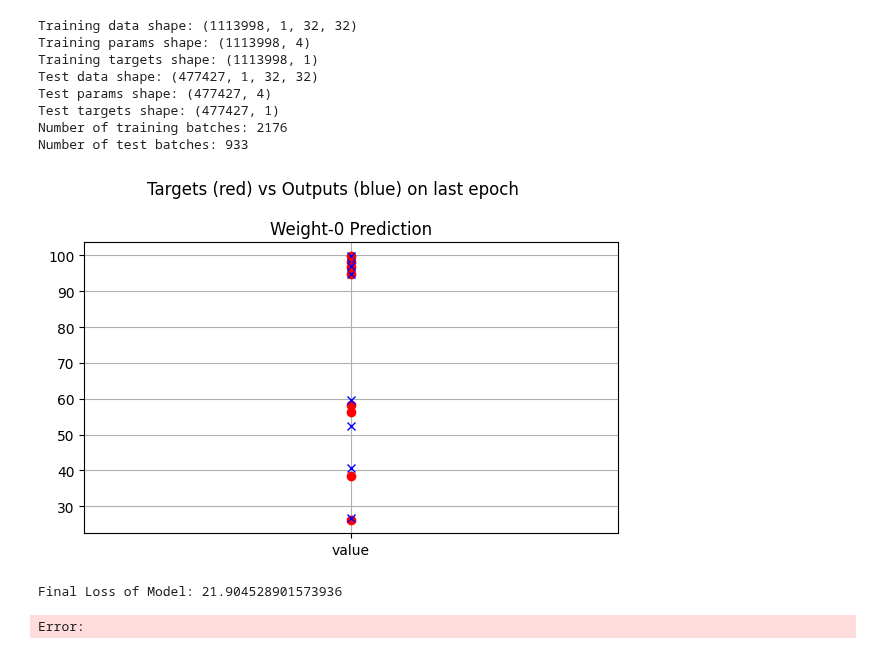
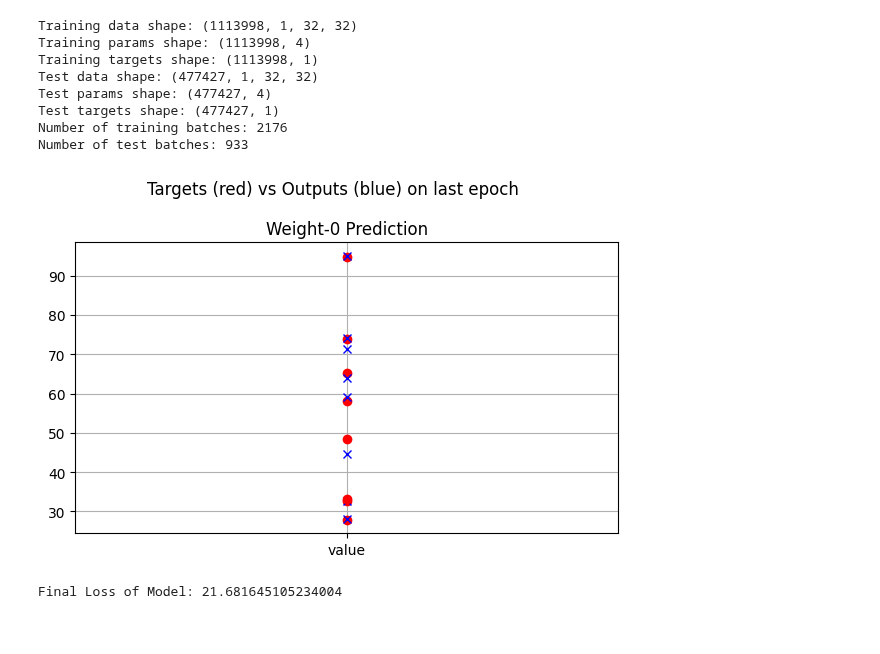
Before and after one commit to sam-dowd/metamaterials_urop, a Jupyter notebook: metamaterial_CNN_only_weight_v3.ipynb, the cells around one changed output. Saved outputs shown, nothing was run; the diff lists cells and outputs as text; code cells hidden in the pictures.

```diff
--- a/metamaterial_CNN_only_weight_v3.ipynb
+++ b/metamaterial_CNN_only_weight_v3.ipynb
@@ -41,7 +41,7 @@ GPU name: NVIDIA GeForce RTX 4090
 # %%
  # Load data
 BATCH_SIZE = 512
-filename = r"train_test_split.h5"
+filename = r"train_test_split_soft_fp16.h5"
 
 def quarter(pattern):
     return pattern[:32, :32]  # downsample to 32x32
@@ -351,7 +351,7 @@ def main(trainloader, testloader):
     lr = 1e-3
     gamma = 0.9
     epochs = 100
-    save_dir = 'only_first_weight_no_normalization_with_less_dropout_100'
+    save_dir = 'blurred_first_weight'
     device = 'cuda' if torch.cuda.is_available() else 'cpu'
 
     # --- Model & Optimizer ---
@@ -372,33 +372,32 @@ def main(trainloader, testloader):
         e_loss = test_structured(model, device, test_loader, loss_fn, epoch, epochs)
         e_loss_graph.append(e_loss)
         train_loss_graph.append(train_loss)
 
         # Update progress bar description
         pbar.set_description(f"Training, loss: {e_loss:.4f}")
 
         # Scheduler step and save model
         scheduler.step()
         if e_loss < best:
           torch.save(model.state_dict(), f"models/{save_dir}.pth")
 
         # Save updated loss plot
         plt.figure()
         plt.plot(range(epoch + 1), e_loss_graph, label="Test Loss")
 
         plt.plot(range(epoch + 1), train_loss_graph, label="Training Loss")
         plt.title(f"Test and Training Loss Over Epochs ({save_dir})")
         plt.xlabel("Epoch")
         plt.ylabel("Loss")
         plt.grid(True)
         plt.legend()
         plt.savefig(f"models/{save_dir}.png")
         plt.close()
     print(f'Final Loss of Model: {e_loss}')
 
 if __name__ == '__main__':
     # print(len(test_loader.dataset))
     main(train_loader, test_loader)
 # %% [output]
-[figure, old version]
+[figure, new version]
-Final Loss of Model: 21.904528901573936
+Final Loss of Model: 21.681645105234004
-Error:
```
Also changed, not shown: 3 other files.
